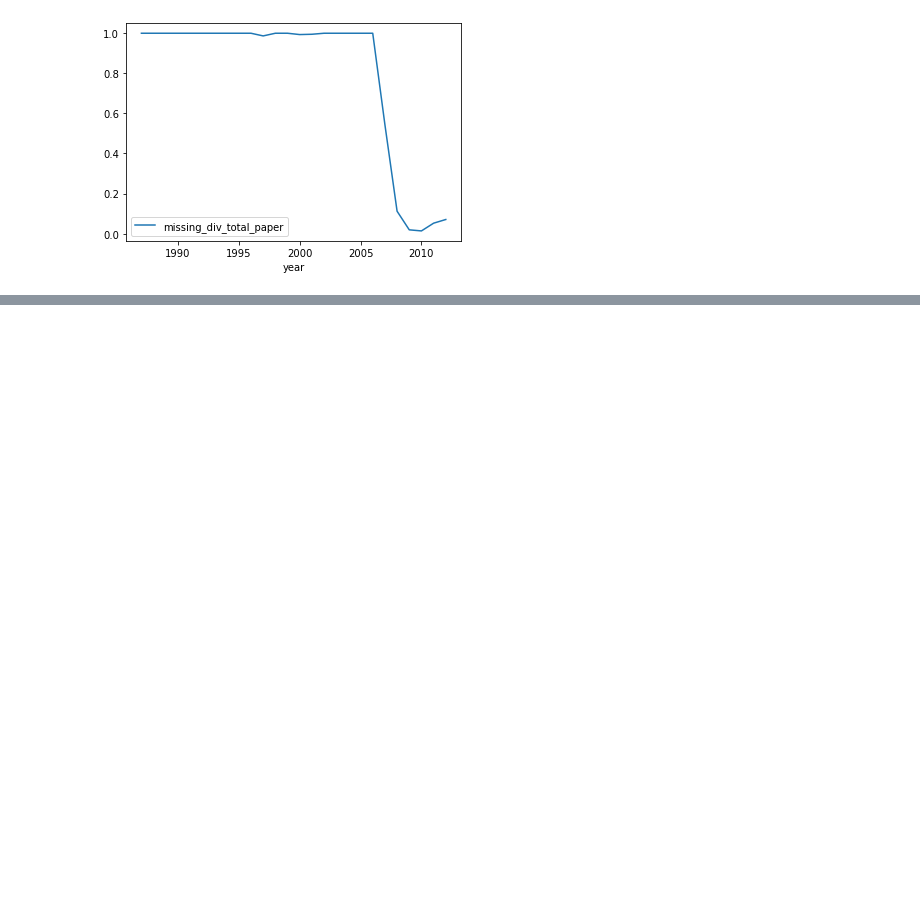
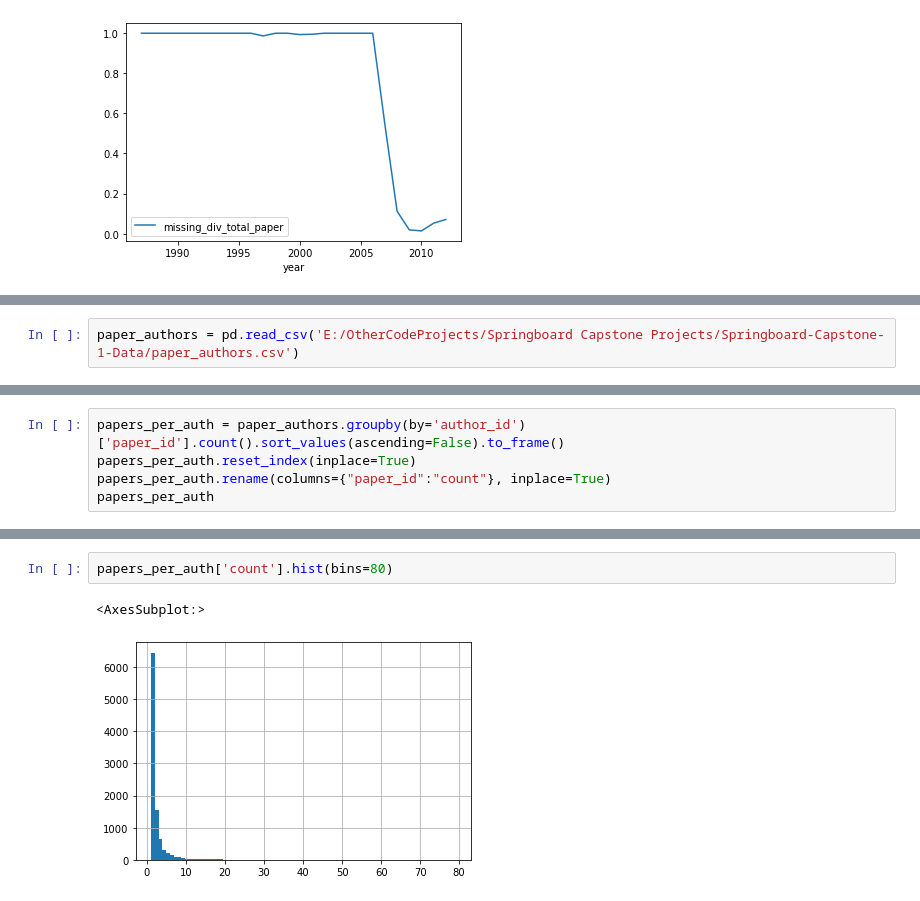
Before and after one commit to wwhite5/Springboard-Capstone-1-NLP, a Jupyter notebook: Notebooks/Data_Wrangling.ipynb, the cells around one changed output, grey strips where cells are left out. Saved outputs shown, nothing was run; the diff lists cells and outputs as text; blank space fills up the shorter version.

```diff
--- a/Notebooks/Data_Wrangling.ipynb
+++ b/Notebooks/Data_Wrangling.ipynb
@@ -92,0 +148,2 @@ abstract_missing_year.plot(x='year', y='missing_div_total_paper')
+# %%
+paper_authors = pd.read_csv('E:/OtherCodeProjects/Springboard Capstone Projects/Springboard-Capstone-1-Data/paper_authors.csv')
@@ -92,0 +172,5 @@ abstract_missing_year.plot(x='year', y='missing_div_total_paper')
+# %%
+papers_per_auth = paper_authors.groupby(by='author_id')['paper_id'].count().sort_values(ascending=False).to_frame()
+papers_per_auth.reset_index(inplace=True)
+papers_per_auth.rename(columns={"paper_id":"count"}, inplace=True)
+papers_per_auth
@@ -92,0 +203,5 @@ abstract_missing_year.plot(x='year', y='missing_div_total_paper')
+# %%
+papers_per_auth['count'].hist(bins=80)
+# %% [output]
+<AxesSubplot:>
+[figure, added]
```
Also changed, not shown: parts of 18 cells of this notebook.
